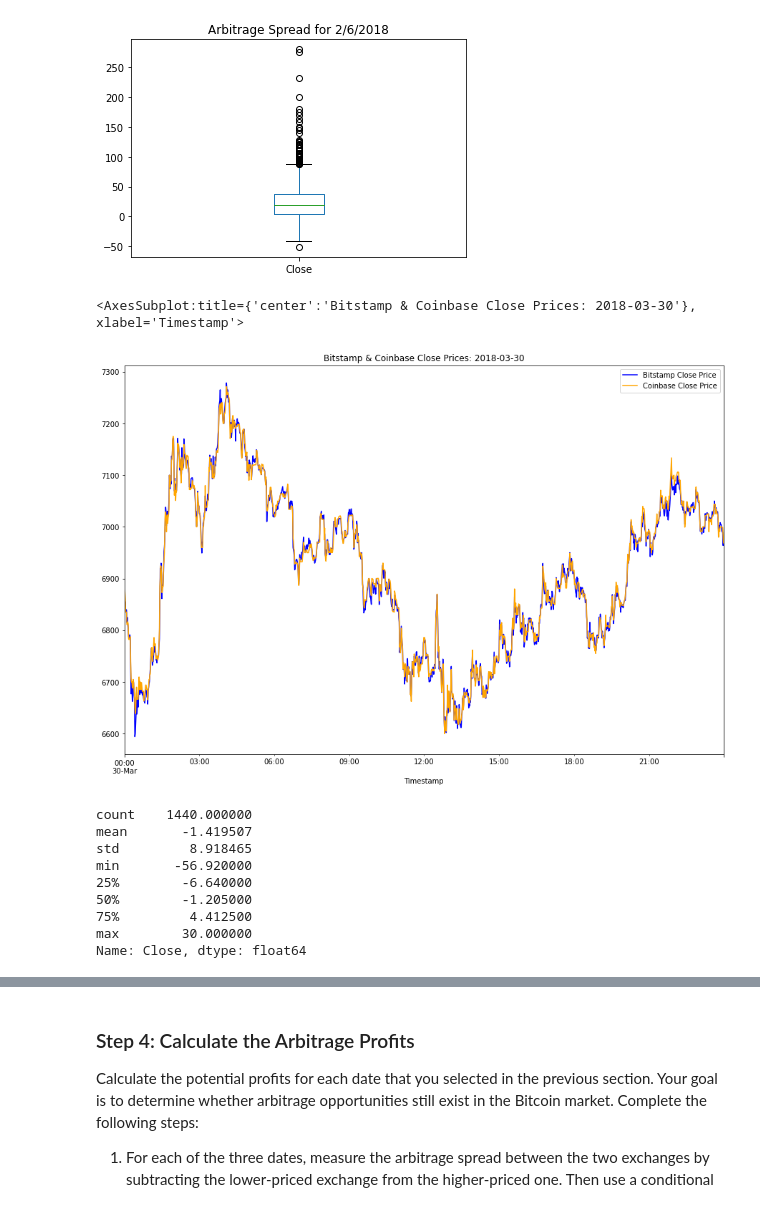
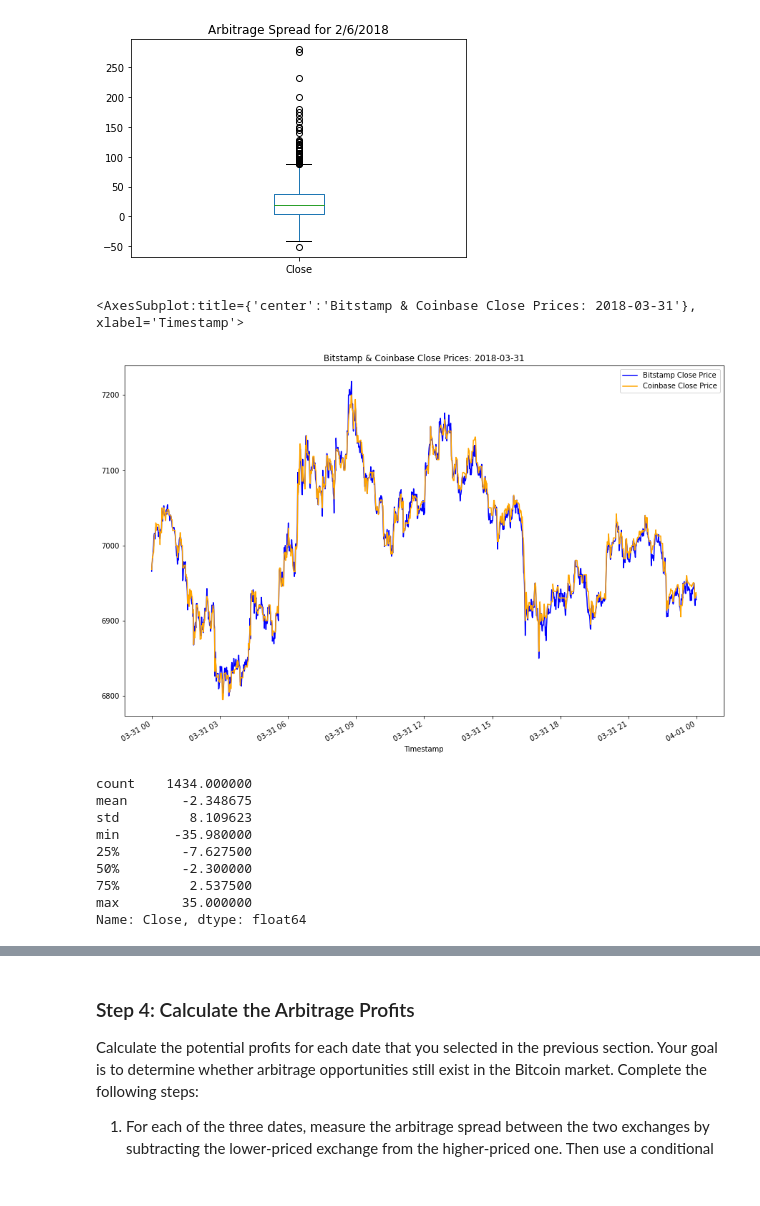
Before and after one commit to balllisaann/FinTech_Challenge_03_Bitcoin_Arbitrage, a Jupyter notebook: crypto_arbitrage.ipynb, the cells around one changed output, grey strips where cells are left out. Cells and saved outputs as stored; diff of their text form; code cells hidden in the pictures.

```diff
--- a/crypto_arbitrage.ipynb
+++ b/crypto_arbitrage.ipynb
@@ -340,27 +345,27 @@ arbitrage_spread_middle.plot(kind="box", title="Arbitrage Spread for 2/6/2018")
 # %%
 # Create an overlay plot that visualizes the two dataframes over a period of one day from late in the dataset.
 # Be sure that the plots include the parameters `legend`, `figsize`, `title`, `color` and `label`
-bitstamp['Close'].loc['2018-03-30'].plot(figsize=(15,10), legend=True, title="Bitstamp & Coinbase Close Prices: 2018-03-30", color="blue", label="Bitstamp Close Price")
-coinbase['Close'].loc['2018-03-30'].plot(figsize=(15,10), legend=True, color="orange", label="Coinbase Close Price")
+bitstamp['Close'].loc['2018-03-31'].plot(figsize=(15,10), legend=True, title="Bitstamp & Coinbase Close Prices: 2018-03-31", color="blue", label="Bitstamp Close Price")
+coinbase['Close'].loc['2018-03-31'].plot(figsize=(15,10), legend=True, color="orange", label="Coinbase Close Price")
 # %% [output]
-<AxesSubplot:title={'center':'Bitstamp & Coinbase Close Prices: 2018-03-30'}, xlabel='Timestamp'>
+<AxesSubplot:title={'center':'Bitstamp & Coinbase Close Prices: 2018-03-31'}, xlabel='Timestamp'>
-[figure, old version]
+[figure, new version]
 # %%
 # Using the date from the late that you have selected, calculate the arbitrage spread
 # by subtracting the bitstamp lower closing prices from the coinbase higher closing prices
-arbitrage_spread_late = bitstamp['Close'].loc['2018-03-30'] - coinbase['Close'].loc['2018-03-30']
+arbitrage_spread_late = arbitrage_spread('2018-03-31')
 
 # Generate summary statistics for the late DataFrame
 arbitrage_spread_late.describe()
 # %% [output]
-count    1440.000000
-mean       -1.419507
-std         8.918465
-min       -56.920000
-25%        -6.640000
-50%        -1.205000
-75%         4.412500
-max        30.000000
+count    1434.000000
+mean       -2.348675
+std         8.109623
+min       -35.980000
+25%        -7.627500
+50%        -2.300000
+75%         2.537500
+max        35.000000
 Name: Close, dtype: float64
 # %%
 # Visualize the arbitrage spread from late in the dataset in a box plot
```
Also changed, not shown: parts of 22 cells of this notebook, 1 other file.
